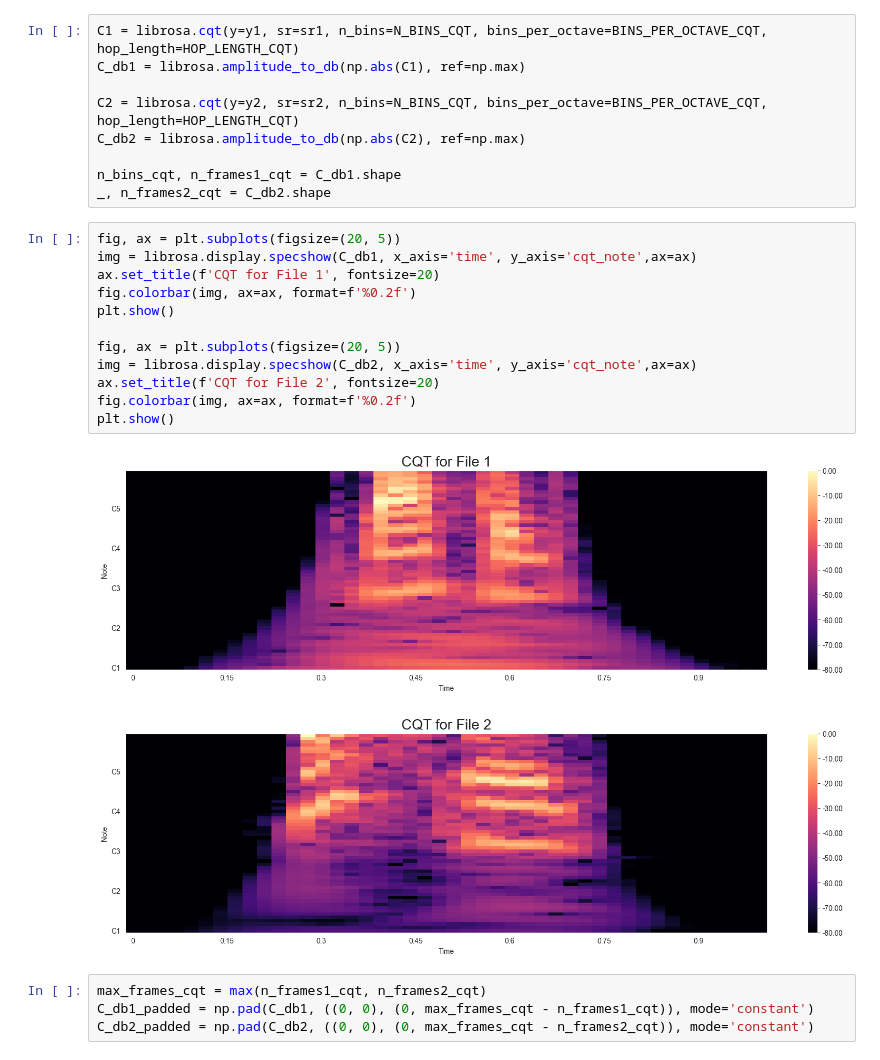
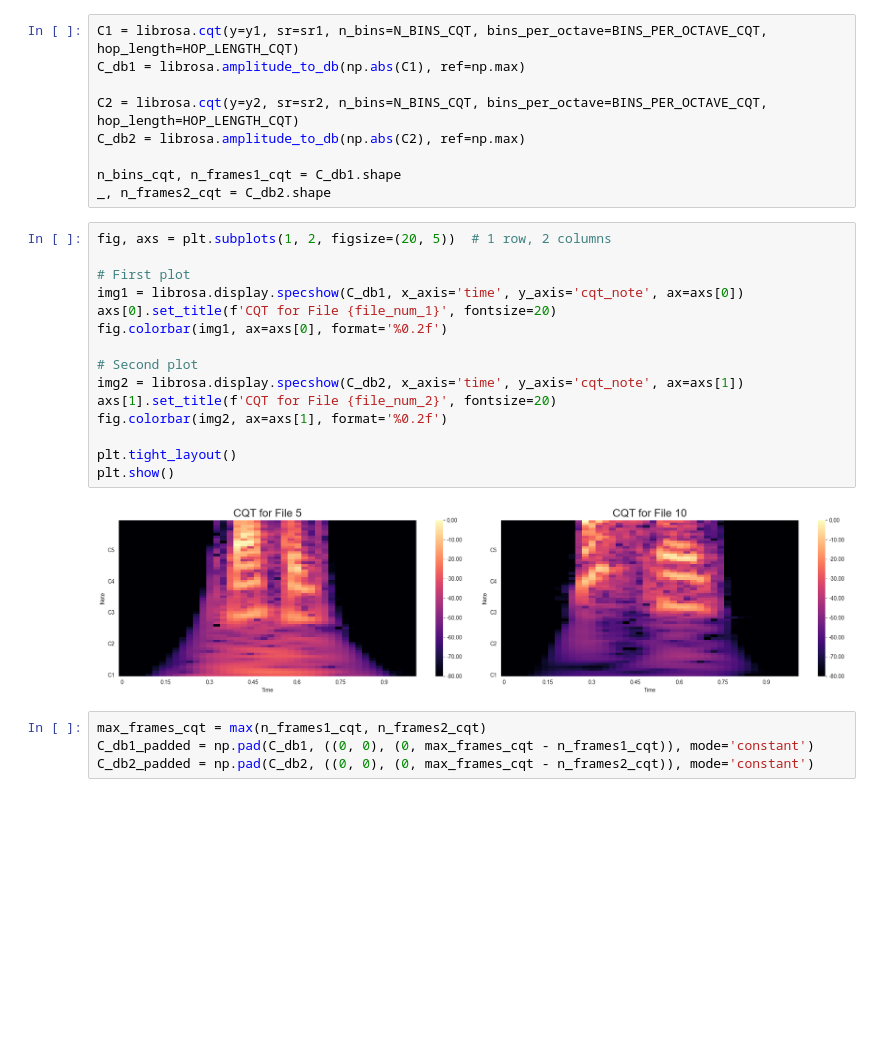
Before and after one commit to tyreecepaul/MLSW-Microset-EDA, a Jupyter notebook: 3D_CQT.ipynb, the cells around one changed output. Drawn from its saved outputs; the diff is of its cells as text; blank space fills up the shorter version.

```diff
--- a/3D_CQT.ipynb
+++ b/3D_CQT.ipynb
@@ -42,20 +42,22 @@ C_db2 = librosa.amplitude_to_db(np.abs(C2), ref=np.max)
 n_bins_cqt, n_frames1_cqt = C_db1.shape
 _, n_frames2_cqt = C_db2.shape
 # %%
-fig, ax = plt.subplots(figsize=(20, 5))
-img = librosa.display.specshow(C_db1, x_axis='time', y_axis='cqt_note',ax=ax)
-ax.set_title(f'CQT for File 1', fontsize=20)
-fig.colorbar(img, ax=ax, format=f'%0.2f')
+fig, axs = plt.subplots(1, 2, figsize=(20, 5))  # 1 row, 2 columns
+
+# First plot
+img1 = librosa.display.specshow(C_db1, x_axis='time', y_axis='cqt_note', ax=axs[0])
+axs[0].set_title(f'CQT for File {file_num_1}', fontsize=20)
+fig.colorbar(img1, ax=axs[0], format='%0.2f')
+
+# Second plot
+img2 = librosa.display.specshow(C_db2, x_axis='time', y_axis='cqt_note', ax=axs[1])
+axs[1].set_title(f'CQT for File {file_num_2}', fontsize=20)
+fig.colorbar(img2, ax=axs[1], format='%0.2f')
+
+plt.tight_layout()
 plt.show()
-
-fig, ax = plt.subplots(figsize=(20, 5))
-img = librosa.display.specshow(C_db2, x_axis='time', y_axis='cqt_note',ax=ax)
-ax.set_title(f'CQT for File 2', fontsize=20)
-fig.colorbar(img, ax=ax, format=f'%0.2f')
-plt.show()
 # %% [output]
-[figure, old version]
+[figure, new version]
-[figure, removed]
 # %%
 max_frames_cqt = max(n_frames1_cqt, n_frames2_cqt)
 C_db1_padded = np.pad(C_db1, ((0, 0), (0, max_frames_cqt - n_frames1_cqt)), mode='constant')
```
Also changed, not shown: parts of 1 cell of this notebook, 7 other files.
